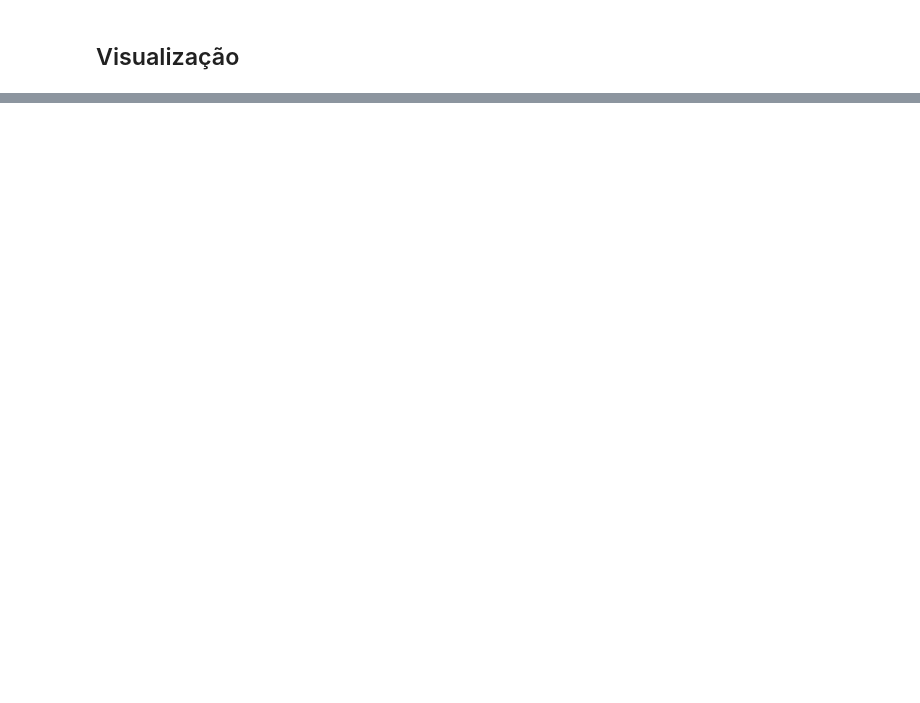
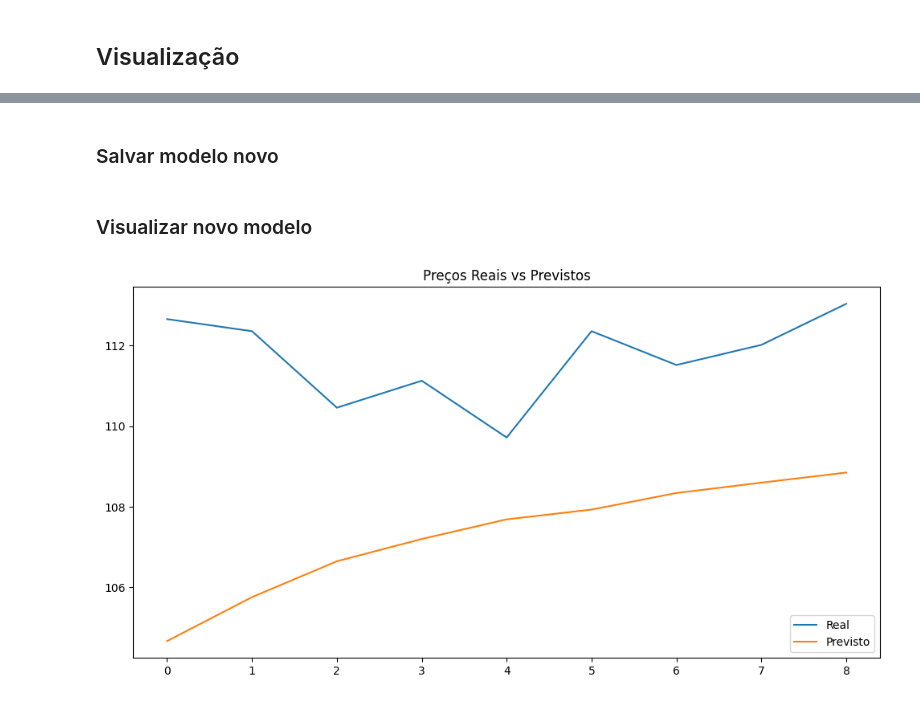
Before and after one commit to diegoalber1/ml-tech-fiap-financial-api, a Jupyter notebook: notebooks/stocks-model-training.ipynb, the cells around one changed output, grey strips where cells are left out. Saved outputs shown, nothing was run; the diff lists cells and outputs as text; code cells hidden in the pictures; blank space fills up the shorter version.

```diff
--- a/notebooks/stocks-model-training.ipynb
+++ b/notebooks/stocks-model-training.ipynb
@@ -190,0 +297,20 @@ plt.show()
+# %%
+# Recuperar os melhores parâmetros
+best_params = grid_result.best_params_
+
+units = best_params['model__units']
+dropout = best_params['model__dropout']
+batch_size = best_params['batch_size']
+epochs = best_params['epochs']
+
+# Reconstruir o modelo
+model_final = build_model(units=units, dropout=dropout)
+
+# Treinar o modelo com os melhores hiperparâmetros
+history = model_final.fit(
+    X_train, y_train,
+    epochs=epochs,
+    batch_size=batch_size,
+    validation_data=(X_test, y_test),
+    verbose=2
+)
@@ -190,0 +337,9 @@ plt.show()
+# %%
+
+y_pred = model_final.predict(X_test)
+y_pred_inv = scaler.inverse_transform(y_pred)
+y_test_inv = scaler.inverse_transform(y_test.reshape(-1, 1))
+
+mae = mean_absolute_error(y_test_inv, y_pred_inv)
+rmse = np.sqrt(mean_squared_error(y_test_inv, y_pred_inv))
+print(f"MAE: {mae:.2f}, RMSE: {rmse:.2f}")
@@ -190,0 +349,2 @@ plt.show()
+# %% [markdown]
+### Salvar modelo novo
@@ -190,0 +365,13 @@ plt.show()
+# %% [markdown]
+### Visualizar novo modelo
+# %%
+import matplotlib.pyplot as plt
+
+plt.figure(figsize=(12,6))
+plt.plot(y_test_inv, label='Real')
+plt.plot(y_pred_inv, label='Previsto')
+plt.legend()
+plt.title('Preços Reais vs Previstos')
+plt.show()
+# %% [output]
+[figure, added]
```
Also changed, not shown: parts of 14 cells of this notebook, 7 other files.
